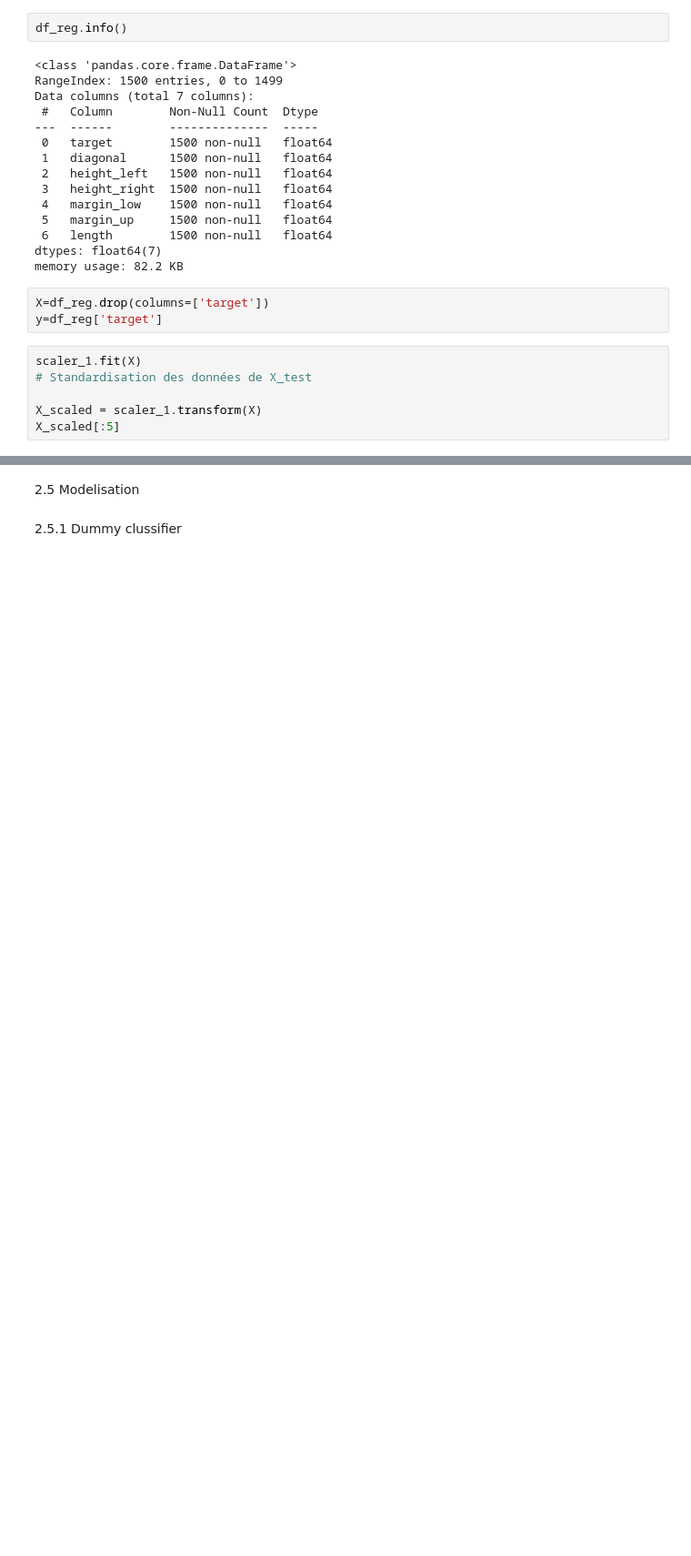
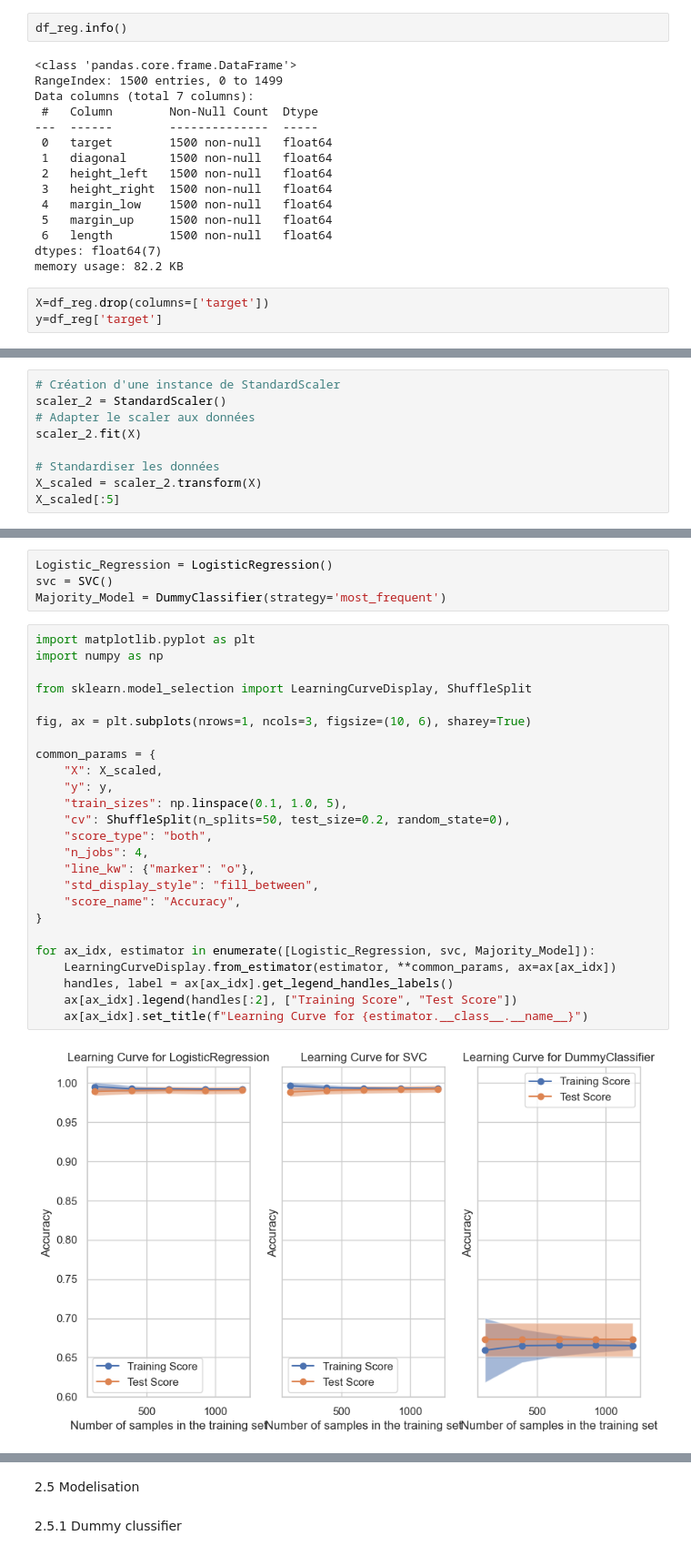
Before and after one commit to Nada-Lahbib/Project_10_Detection_des_faux_billets_avec_Python, a Jupyter notebook: notebooks/LAHBIB_Nada_1_notebook_022024.ipynb, the cells around one changed output, grey strips where cells are left out. Shown at 91% size. Saved outputs shown, nothing was run; the diff lists cells and outputs as text; blank space fills up the shorter version.

```diff
--- a/notebooks/LAHBIB_Nada_1_notebook_022024.ipynb
+++ b/notebooks/LAHBIB_Nada_1_notebook_022024.ipynb
@@ -586,9 +589,3 @@ memory usage: 82.2 KB
 # %%
 X=df_reg.drop(columns=['target'])
 y=df_reg['target']
-# %%
-scaler_1.fit(X)
-# Standardisation des données de X_test
-
-X_scaled = scaler_1.transform(X)
-X_scaled[:5]
@@ -608,0 +608,9 @@ train_X, test_X, train_y, test_y= train_test_split(X, y, test_size=0.3, random_s
+# %%
+# Création d'une instance de StandardScaler
+scaler_2 = StandardScaler()
+# Adapter le scaler aux données
+scaler_2.fit(X)
+
+# Standardiser les données
+X_scaled = scaler_2.transform(X)
+X_scaled[:5]
@@ -642,0 +660,31 @@ Standard deviation of RMSE: 0.01861399666900299
+# %%
+Logistic_Regression = LogisticRegression()
+svc = SVC()
+Majority_Model = DummyClassifier(strategy='most_frequent')
+# %%
+import matplotlib.pyplot as plt
+import numpy as np
+
+from sklearn.model_selection import LearningCurveDisplay, ShuffleSplit
+
+fig, ax = plt.subplots(nrows=1, ncols=3, figsize=(10, 6), sharey=True)
+
+common_params = {
+    "X": X_scaled,
+    "y": y,
+    "train_sizes": np.linspace(0.1, 1.0, 5),
+    "cv": ShuffleSplit(n_splits=50, test_size=0.2, random_state=0),
+    "score_type": "both",
+    "n_jobs": 4,
+    "line_kw": {"marker": "o"},
+    "std_display_style": "fill_between",
+    "score_name": "Accuracy",
+}
+
+for ax_idx, estimator in enumerate([Logistic_Regression, svc, Majority_Model]):
+    LearningCurveDisplay.from_estimator(estimator, **common_params, ax=ax[ax_idx])
+    handles, label = ax[ax_idx].get_legend_handles_labels()
+    ax[ax_idx].legend(handles[:2], ["Training Score", "Test Score"])
+    ax[ax_idx].set_title(f"Learning Curve for {estimator.__class__.__name__}")
+# %% [output]
+[figure, added]
```
Also changed, not shown: parts of 36 cells of this notebook.
